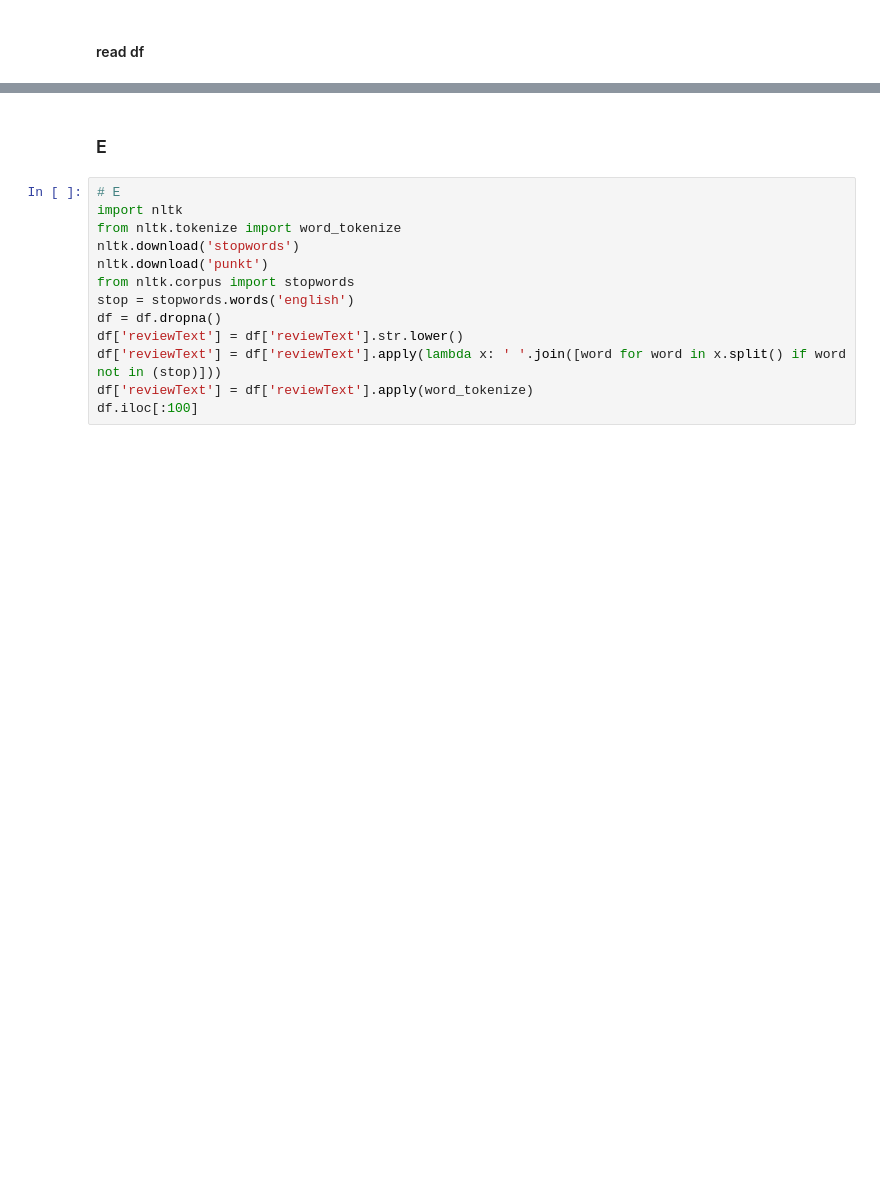
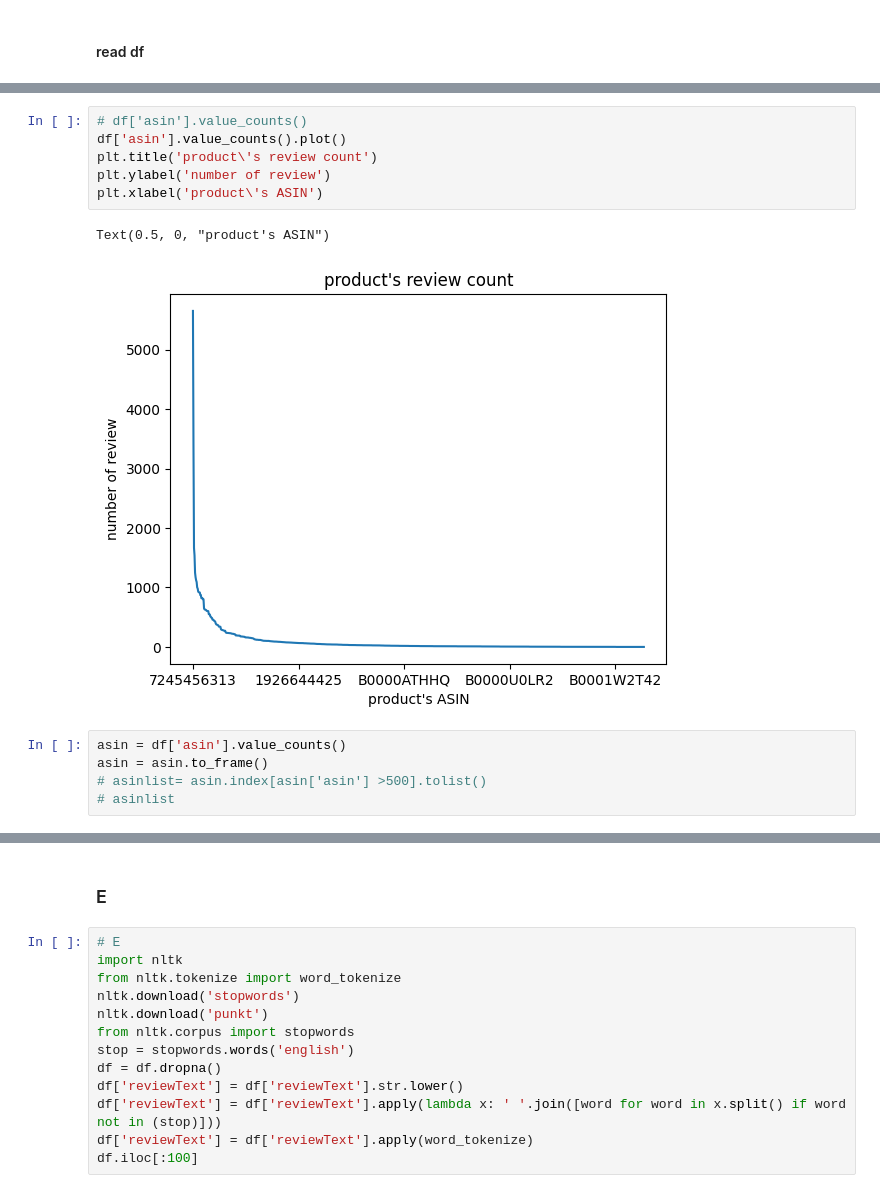
Before and after one commit to bofanh/CSCI_626_Information_Retrieval, a Jupyter notebook: prep.ipynb, the cells around one changed output, grey strips where cells are left out. Drawn from its saved outputs; the diff is of its cells as text; blank space fills up the shorter version.

```diff
--- a/prep.ipynb
+++ b/prep.ipynb
@@ -133,0 +151,14 @@ df.shape
+# %%
+# df['asin'].value_counts()
+df['asin'].value_counts().plot()
+plt.title('product\'s review count')
+plt.ylabel('number of review')
+plt.xlabel('product\'s ASIN')
+# %% [output]
+Text(0.5, 0, "product's ASIN")
+[figure, added]
+# %%
+asin = df['asin'].value_counts()
+asin = asin.to_frame()
+# asinlist= asin.index[asin['asin'] >500].tolist()
+# asinlist
```
Also changed, not shown: parts of 32 cells of this notebook.
